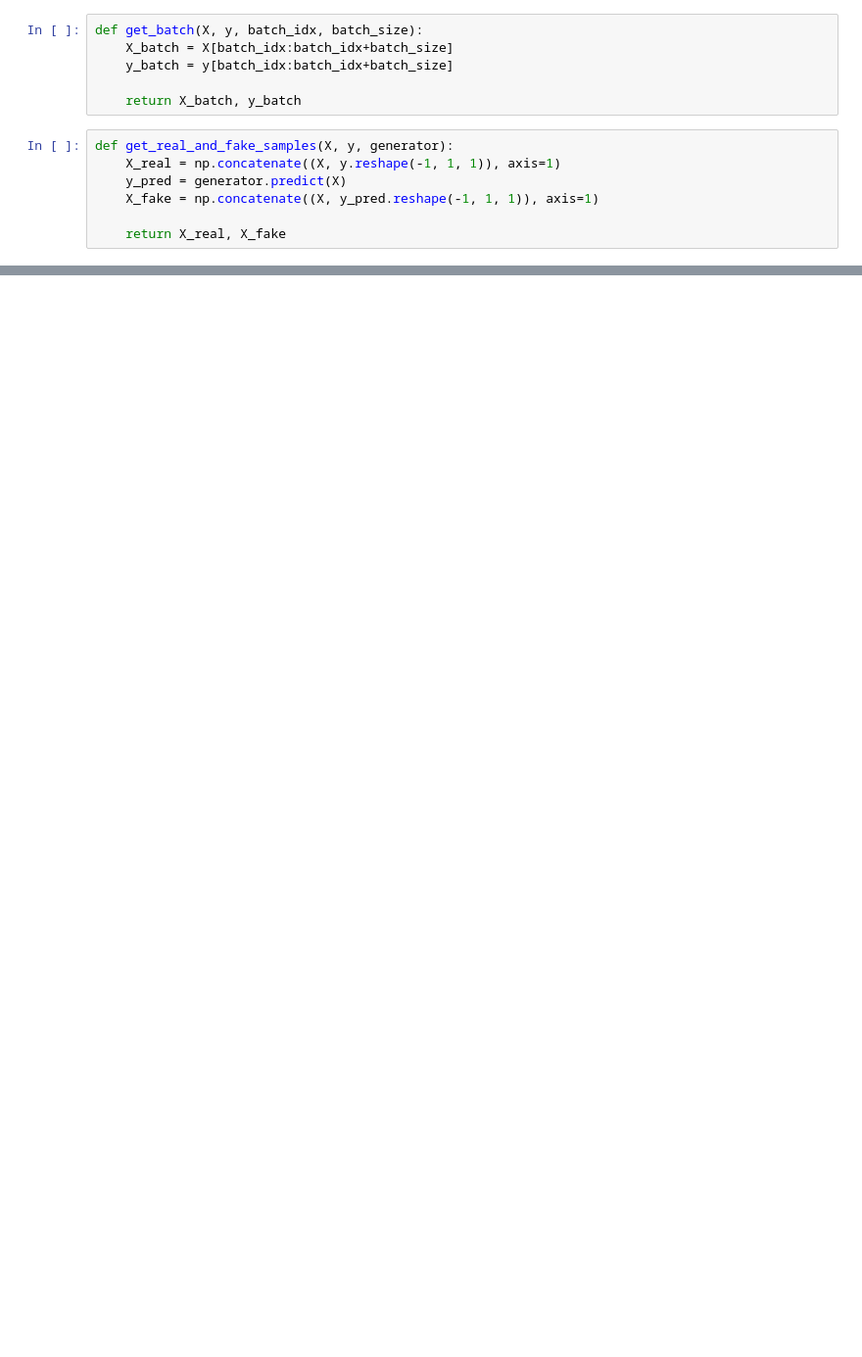
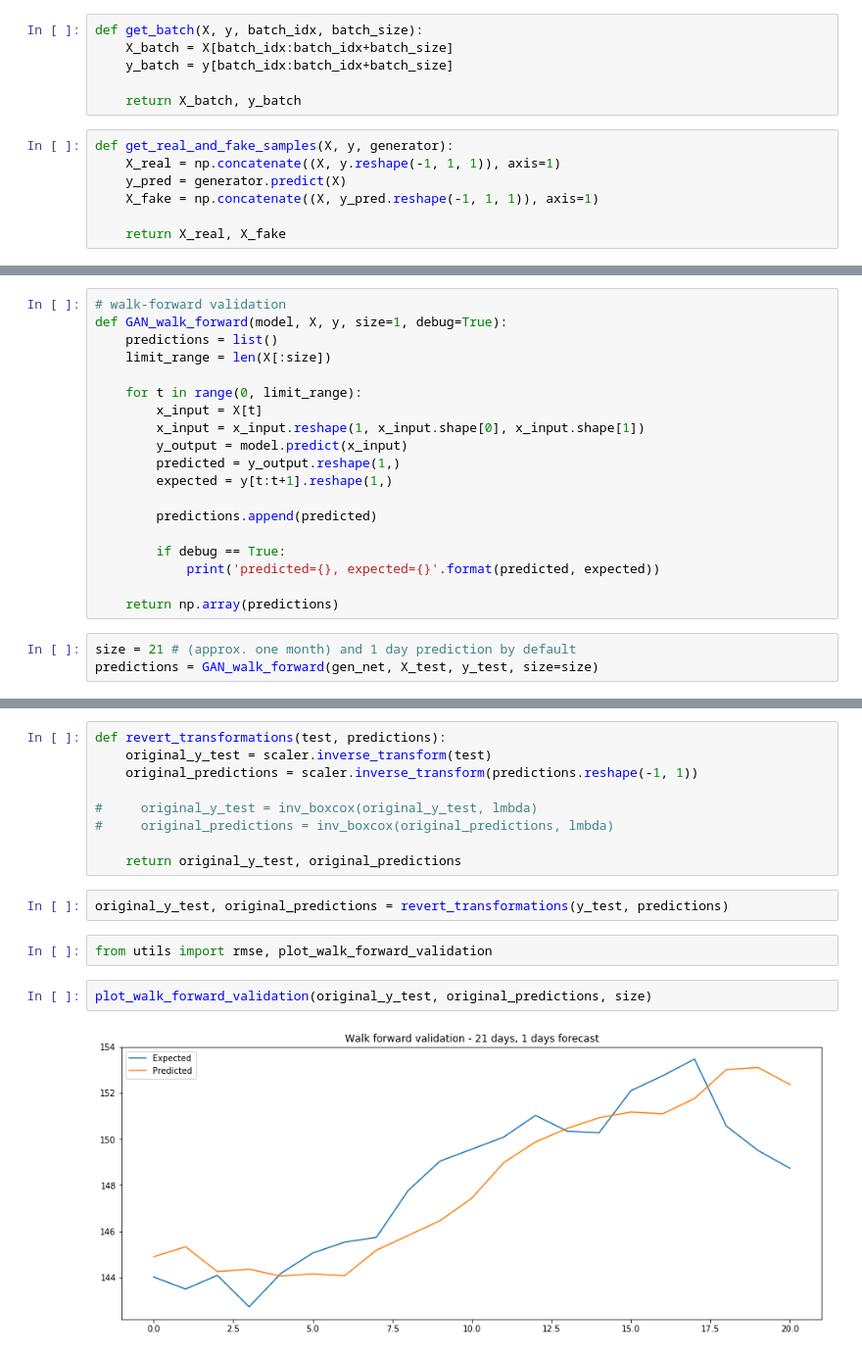
Before and after one commit to jscriptcoder/Capstone-Project-Udacity, a Jupyter notebook: notebooks/GAN-vanilla.ipynb, the cells around one changed output, grey strips where cells are left out. Shown: that part at 98% size. Cells and saved outputs as stored; diff of their text form; blank space fills up the shorter version.

```diff
--- a/notebooks/GAN-vanilla.ipynb
+++ b/notebooks/GAN-vanilla.ipynb
@@ -277,0 +250,22 @@ get_batch(X_test, y_test, 286, 100)
+# %%
+# walk-forward validation
+def GAN_walk_forward(model, X, y, size=1, debug=True):
+    predictions = list()
+    limit_range = len(X[:size])
+
+    for t in range(0, limit_range):
+        x_input = X[t]
+        x_input = x_input.reshape(1, x_input.shape[0], x_input.shape[1])
+        y_output = model.predict(x_input)
+        predicted = y_output.reshape(1,)
+        expected = y[t:t+1].reshape(1,)
+
+        predictions.append(predicted)
+
+        if debug == True:
+            print('predicted={}, expected={}'.format(predicted, expected))
+
+    return np.array(predictions)
+# %%
+size = 21 # (approx. one month) and 1 day prediction by default
+predictions = GAN_walk_forward(gen_net, X_test, y_test, size=size)
@@ -277,0 +290,17 @@ get_batch(X_test, y_test, 286, 100)
+# %%
+def revert_transformations(test, predictions):
+    original_y_test = scaler.inverse_transform(test)
+    original_predictions = scaler.inverse_transform(predictions.reshape(-1, 1))
+
+#     original_y_test = inv_boxcox(original_y_test, lmbda)
+#     original_predictions = inv_boxcox(original_predictions, lmbda)
+
+    return original_y_test, original_predictions
+# %%
+original_y_test, original_predictions = revert_transformations(y_test, predictions)
+# %%
+from utils import rmse, plot_walk_forward_validation
+# %%
+plot_walk_forward_validation(original_y_test, original_predictions, size)
+# %% [output]
+[figure, added]
```
Also changed, not shown: parts of 38 cells of this notebook.
